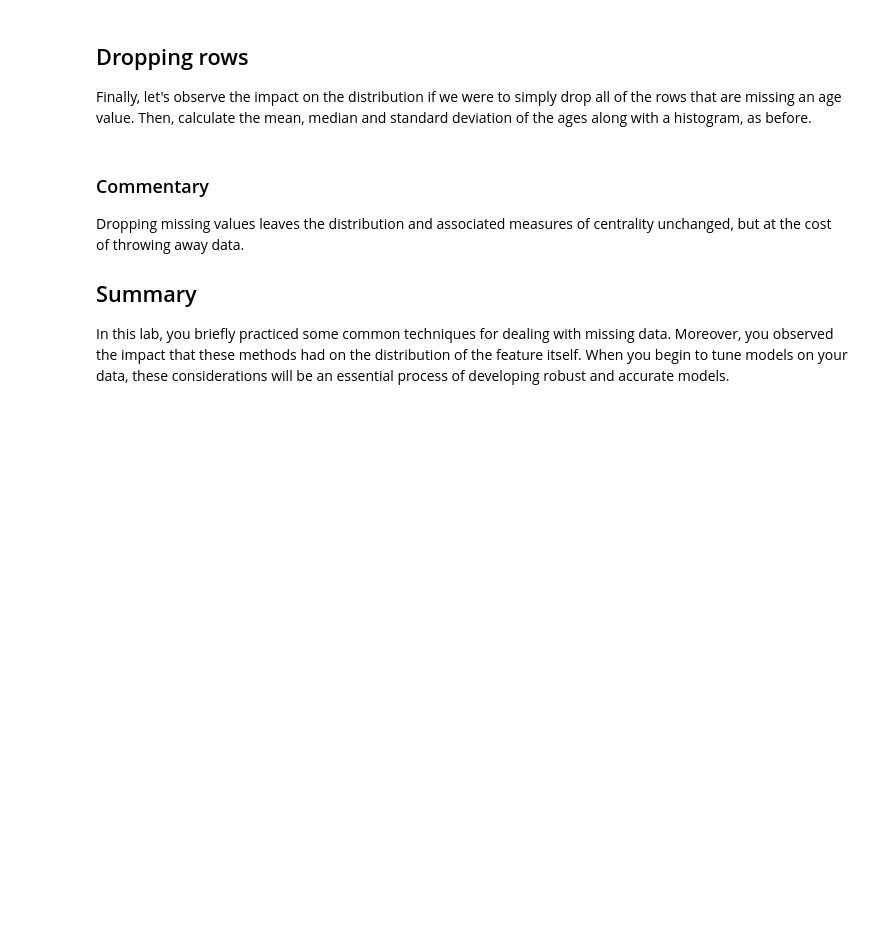
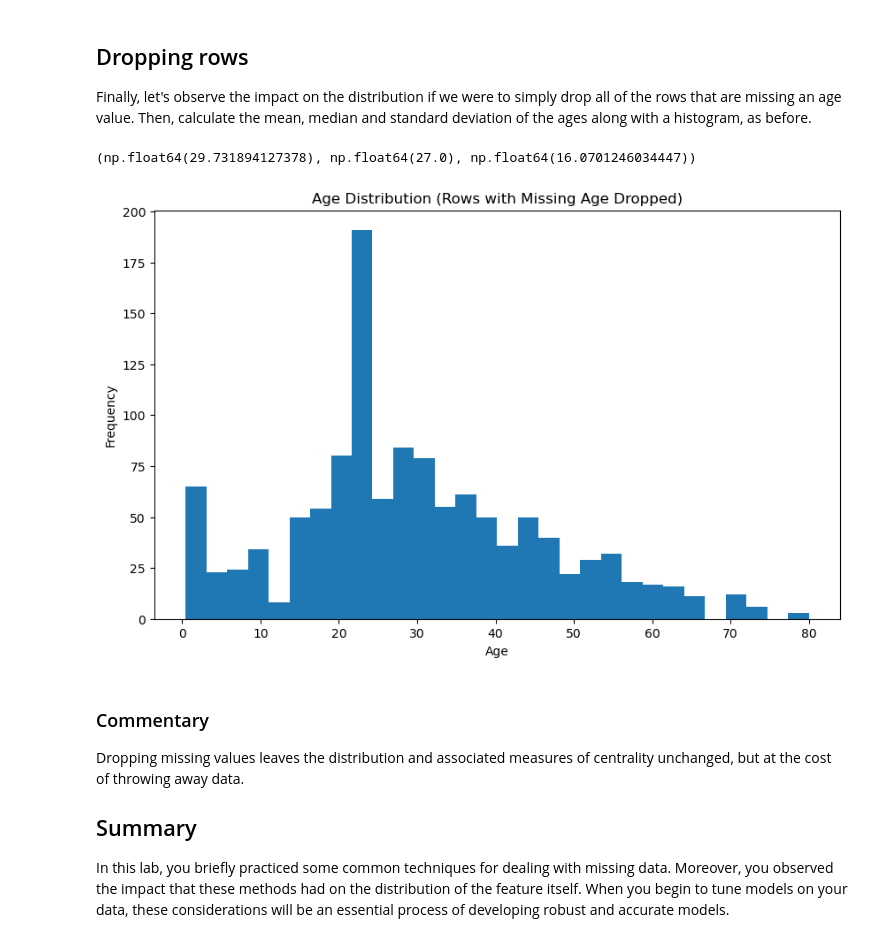
Before and after one commit to Orandifelix/dsc-more-on-missing-data-lab, a Jupyter notebook: index.ipynb, the cells around one changed output. Saved outputs shown, nothing was run; the diff lists cells and outputs as text; code cells hidden in the pictures; blank space fills up the shorter version.

Commit message:
rows dropped

```diff
--- a/index.ipynb
+++ b/index.ipynb
@@ -101,3 +150,23 @@ Finally, let's observe the impact on the distribution if we were to simply drop
+# %%
+# Your code here
+age_rows_dropped = df.dropna(subset=['Age'])  # dropping rows
+age_mean = age_rows_dropped['Age'].mean()
+age_median = age_rows_dropped['Age'].median()
+age_std = age_rows_dropped['Age'].std()
+
+age_mean, age_median, age_std
+# %% [output]
+(np.float64(29.731894127378), np.float64(27.0), np.float64(16.0701246034447))
+# %%
+# Plotting
+plt.figure(figsize=(10, 6))
+plt.hist(age_rows_dropped['Age'], bins=30)
+plt.xlabel('Age')
+plt.ylabel('Frequency')
+plt.title('Age Distribution (Rows with Missing Age Dropped)')
+plt.show()
+# %% [output]
+[figure, added]
 # %% [markdown]
 ### Commentary
 
```
Also changed, not shown: parts of 10 cells of this notebook.
